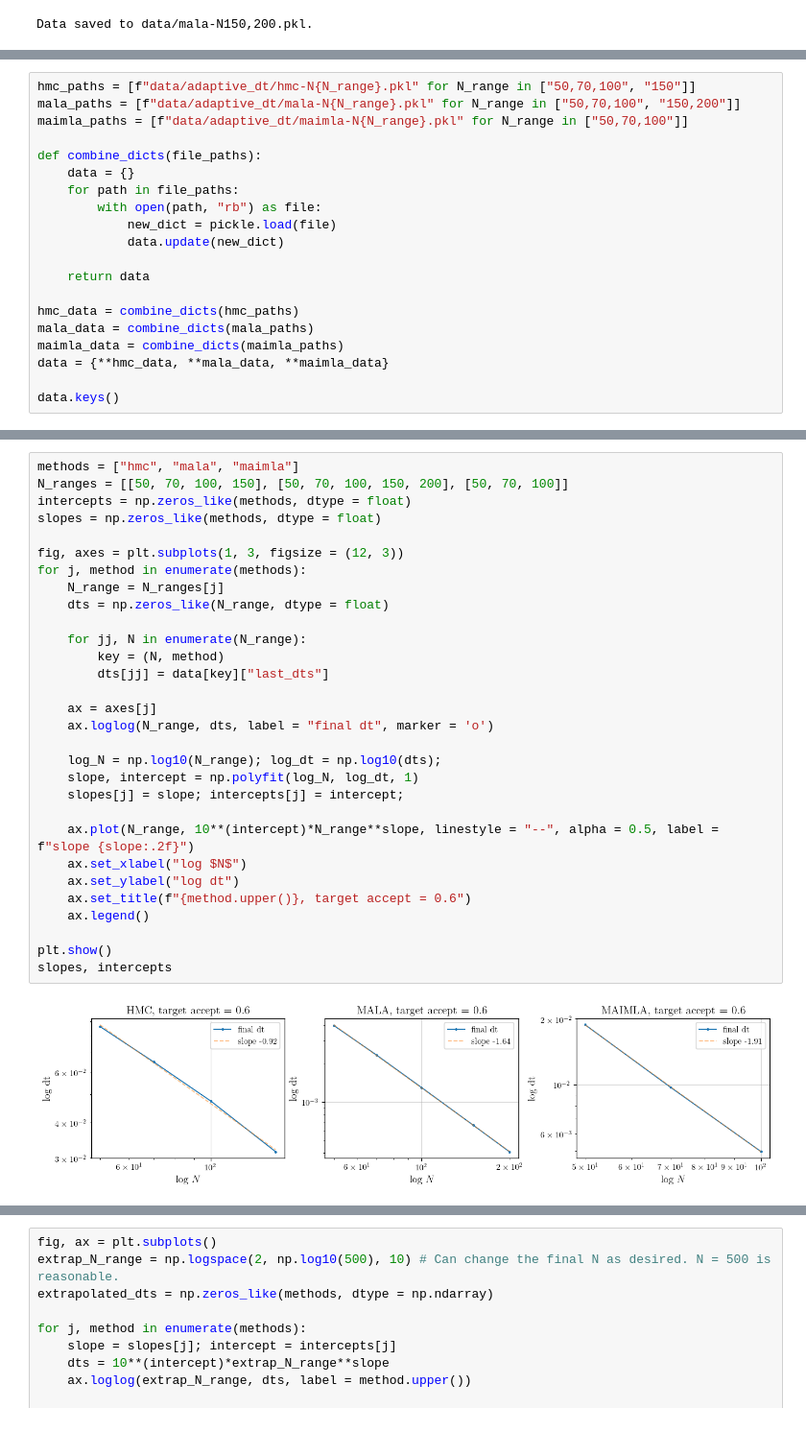
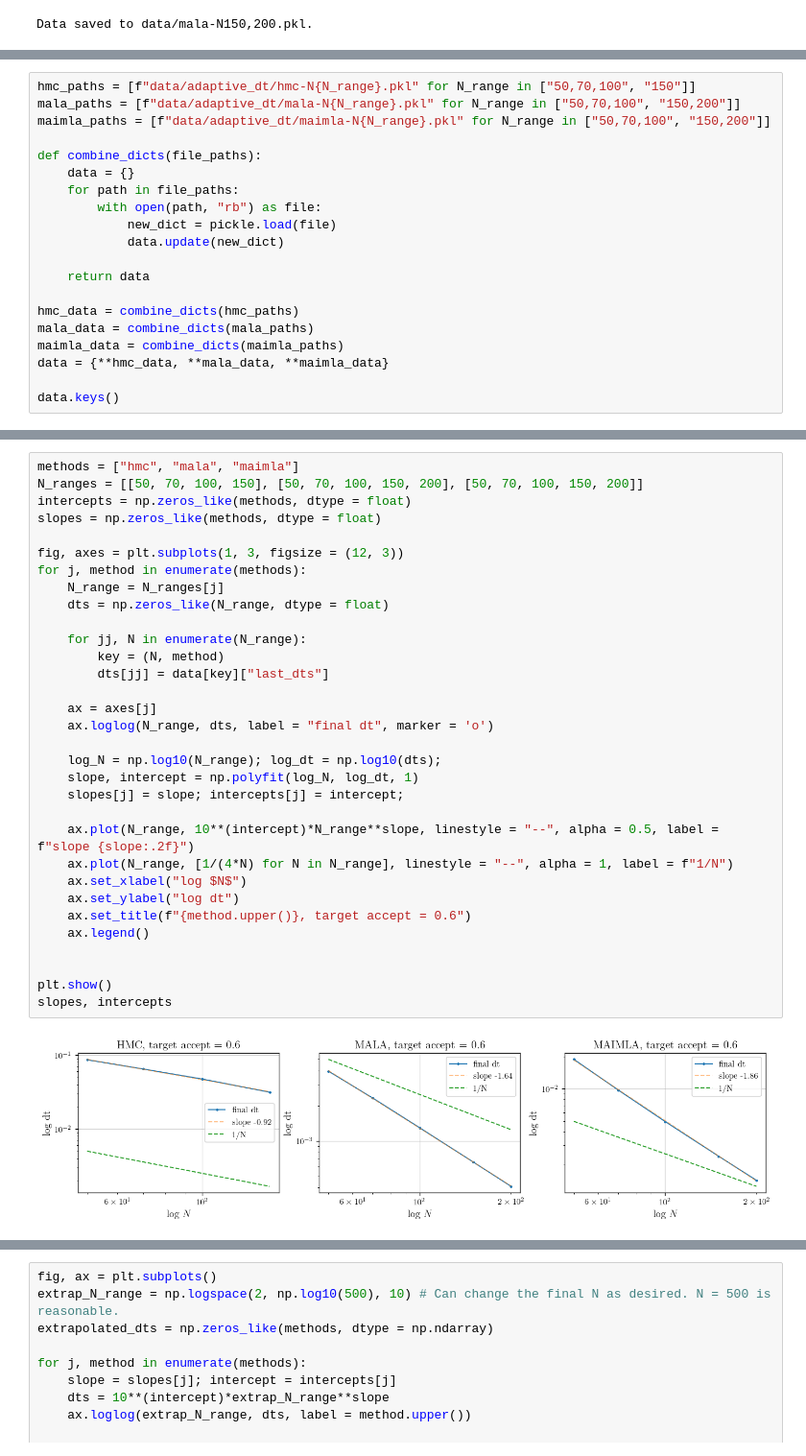
Before and after one commit to fredwdickinson/dissertation, a Jupyter notebook: code/notebooks/04_metropolis.ipynb, the cells around one changed output, grey strips where cells are left out. Shown at 96% size. Drawn from its saved outputs; the diff is of its cells as text.

Commit message:
maimla again

```diff
--- a/code/notebooks/04_metropolis.ipynb
+++ b/code/notebooks/04_metropolis.ipynb
@@ -162,7 +166,7 @@ Data saved to data/mala-N150,200.pkl.
 # %%
 hmc_paths = [f"data/adaptive_dt/hmc-N{N_range}.pkl" for N_range in ["50,70,100", "150"]]
 mala_paths = [f"data/adaptive_dt/mala-N{N_range}.pkl" for N_range in ["50,70,100", "150,200"]]
-maimla_paths = [f"data/adaptive_dt/maimla-N{N_range}.pkl" for N_range in ["50,70,100"]]
+maimla_paths = [f"data/adaptive_dt/maimla-N{N_range}.pkl" for N_range in ["50,70,100", "150,200"]]
 
 def combine_dicts(file_paths):
     data = {}
@@ -184,32 +188,34 @@ dict_keys([(50, 'hmc'), (70, 'hmc'), (100, 'hmc'), (150, 'hmc'), (50, 'mala'), (
 # %%
 methods = ["hmc", "mala", "maimla"]
-N_ranges = [[50, 70, 100, 150], [50, 70, 100, 150, 200], [50, 70, 100]]
+N_ranges = [[50, 70, 100, 150], [50, 70, 100, 150, 200], [50, 70, 100, 150, 200]]
 intercepts = np.zeros_like(methods, dtype = float)
 slopes = np.zeros_like(methods, dtype = float)
 
 fig, axes = plt.subplots(1, 3, figsize = (12, 3))
 for j, method in enumerate(methods):
     N_range = N_ranges[j]
     dts = np.zeros_like(N_range, dtype = float)
 
     for jj, N in enumerate(N_range):
         key = (N, method)
         dts[jj] = data[key]["last_dts"]
 
     ax = axes[j]
     ax.loglog(N_range, dts, label = "final dt", marker = 'o')
 
     log_N = np.log10(N_range); log_dt = np.log10(dts);
     slope, intercept = np.polyfit(log_N, log_dt, 1)
     slopes[j] = slope; intercepts[j] = intercept;
 
     ax.plot(N_range, 10**(intercept)*N_range**slope, linestyle = "--", alpha = 0.5, label = f"slope {slope:.2f}")
+    ax.plot(N_range, [1/(4*N) for N in N_range], linestyle = "--", alpha = 1, label = f"1/N")
     ax.set_xlabel("log $N$")
     ax.set_ylabel("log dt")
     ax.set_title(f"{method.upper()}, target accept = 0.6")
     ax.legend()
 
+
 plt.show()
 slopes, intercepts
 # %% [output]
-[figure, old version]
+[figure, new version]
```
Also changed, not shown: parts of 3 cells of this notebook, 4 other files.
